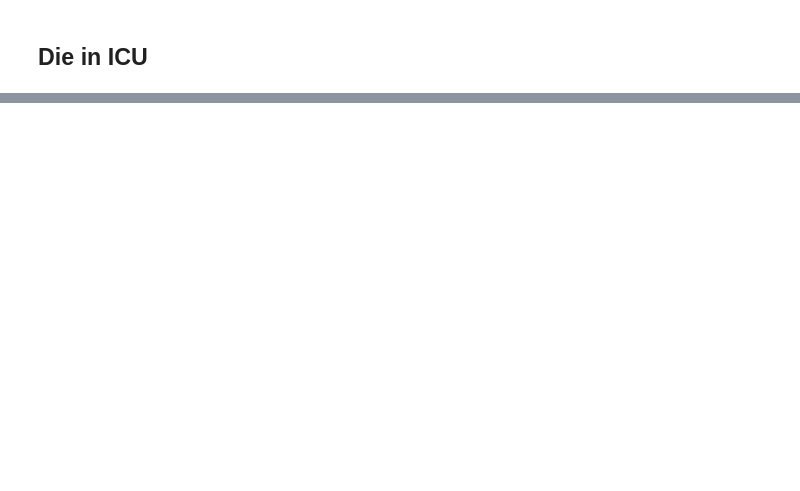
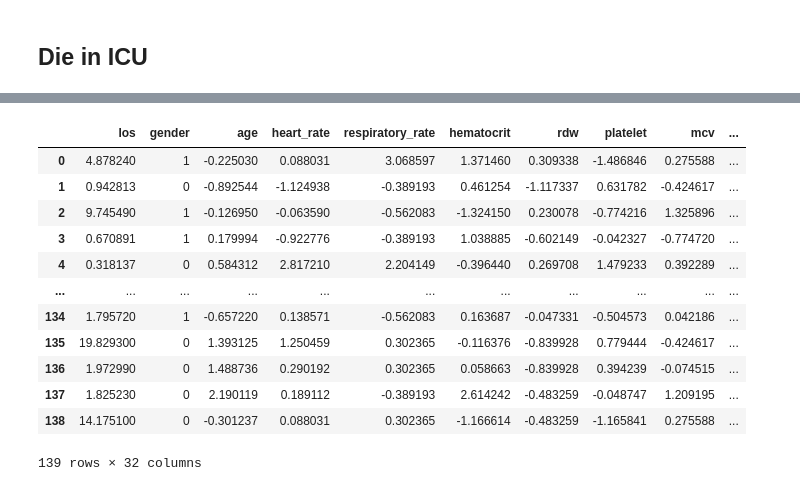
Before and after one commit to sitdownkevin/IBD-EDA, a Jupyter notebook: aes/data_add_comorbidities.ipynb, the cells around one changed output, grey strips where cells are left out. Cells and saved outputs as stored; diff of their text form; code cells hidden in the pictures; blank space fills up the shorter version.

Commit message:
remove race and marital status

```diff
--- a/aes/data_add_comorbidities.ipynb
+++ b/aes/data_add_comorbidities.ipynb
@@ -147,12 +205,30 @@ p
 # %%
 (
     pd.merge(
         data,
         p,
         on='subject_id',
         how='left'
     ).fillna(0.0)
-    .drop(columns=['subject_id', 'intime'])
+    .drop(columns=[
+        'subject_id', 'intime',
+        'race_BLACK', 'race_HISPANIC/LATINO', 'race_OTHER', 'race_WHITE',
+        'marital_status_SINGLE', 'marital_status_WIDOWED',
+    ])
     .rename(columns=mapping)
     .to_csv('./data_processed/data_die_in_icu_with_commorbidities.csv')
 )
+# %% [output]
+|  | los | gender | age | heart_rate | respiratory_rate | hematocrit | rdw | platelet | mcv | ... |
+| 0 | 4.878240 | 1 | -0.225030 | 0.088031 | 3.068597 | 1.371460 | 0.309338 | -1.486846 | 0.275588 | ... |
+| 1 | 0.942813 | 0 | -0.892544 | -1.124938 | -0.389193 | 0.461254 | -1.117337 | 0.631782 | -0.424617 | ... |
+| 2 | 9.745490 | 1 | -0.126950 | -0.063590 | -0.562083 | -1.324150 | 0.230078 | -0.774216 | 1.325896 | ... |
+| 3 | 0.670891 | 1 | 0.179994 | -0.922776 | -0.389193 | 1.038885 | -0.602149 | -0.042327 | -0.774720 | ... |
+| 4 | 0.318137 | 0 | 0.584312 | 2.817210 | 2.204149 | -0.396440 | 0.269708 | 1.479233 | 0.392289 | ... |
+| ... | ... | ... | ... | ... | ... | ... | ... | ... | ... | ... |
+| 134 | 1.795720 | 1 | -0.657220 | 0.138571 | -0.562083 | 0.163687 | -0.047331 | -0.504573 | 0.042186 | ... |
+| 135 | 19.829300 | 0 | 1.393125 | 1.250459 | 0.302365 | -0.116376 | -0.839928 | 0.779444 | -0.424617 | ... |
+| 136 | 1.972990 | 0 | 1.488736 | 0.290192 | 0.302365 | 0.058663 | -0.839928 | 0.394239 | -0.074515 | ... |
+| 137 | 1.825230 | 0 | 2.190119 | 0.189112 | -0.389193 | 2.614242 | -0.483259 | -0.048747 | 1.209195 | ... |
+| 138 | 14.175100 | 0 | -0.301237 | 0.088031 | 0.302365 | -1.166614 | -0.483259 | -1.165841 | 0.275588 | ... |
+139 rows × 32 columns
```
Also changed, not shown: parts of 6 cells of this notebook, 4 other files.
